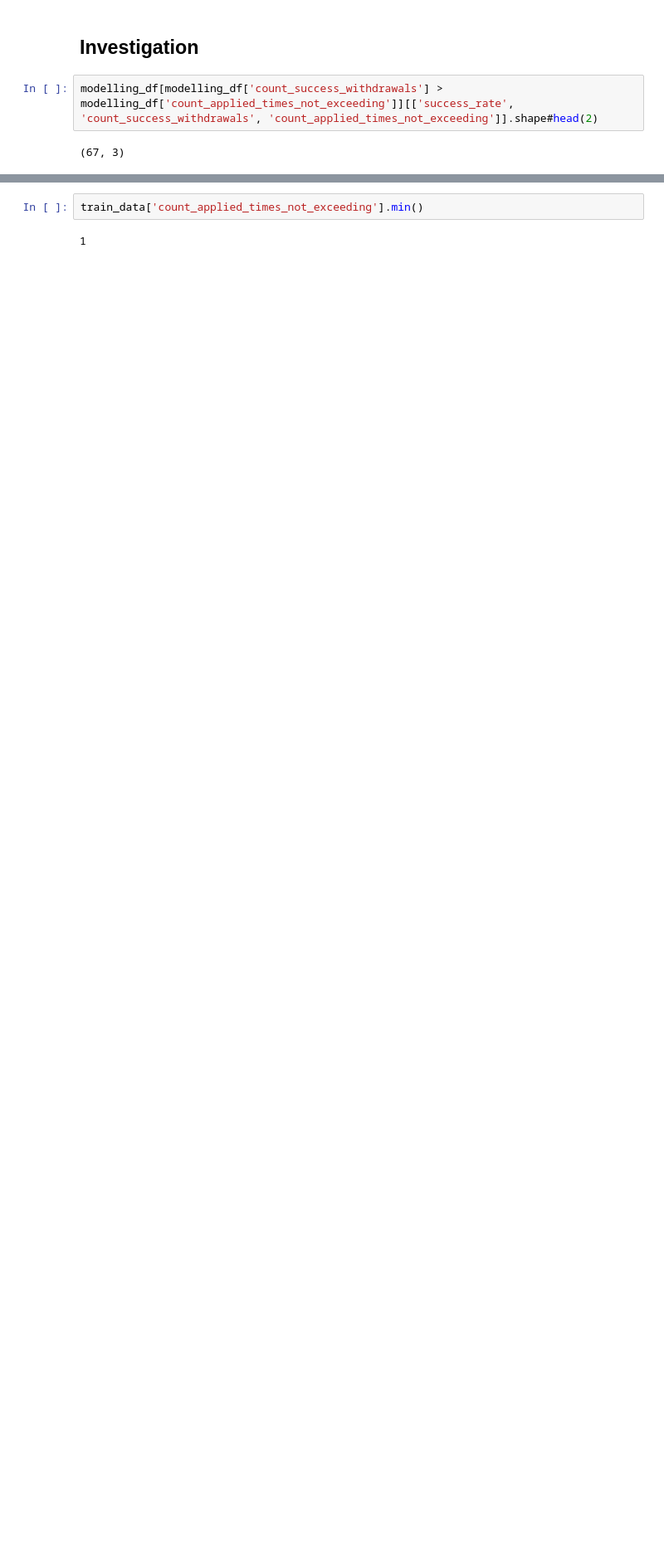
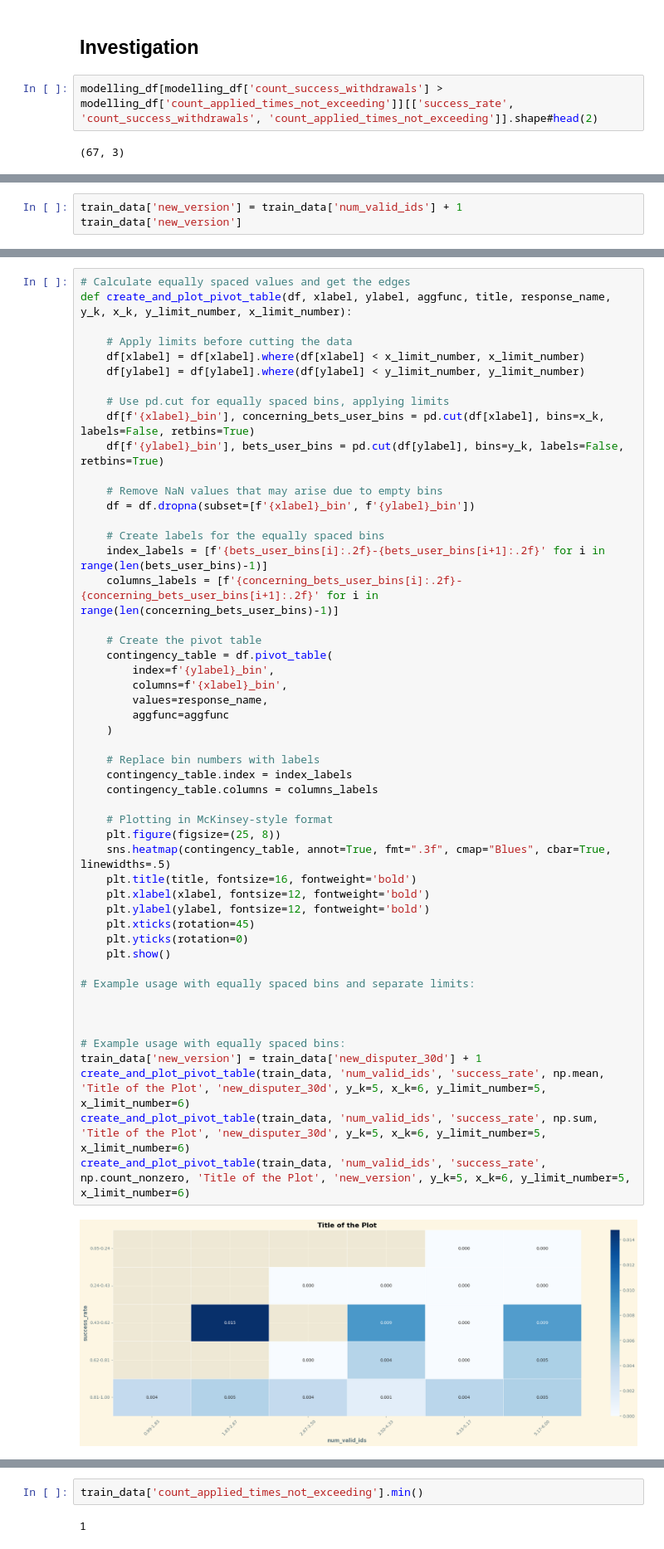
Before and after one commit to PereFuster/Colin-s-insight-rules, a Jupyter notebook: Analysis of withdrawal apply.ipynb, the cells around one changed output, grey strips where cells are left out. Shown: that part at 83% size. Drawn from its saved outputs; the diff is of its cells as text; blank space fills up the shorter version.

```diff
--- a/Analysis of withdrawal apply.ipynb
+++ b/Analysis of withdrawal apply.ipynb
@@ -862,0 +609,3 @@ plot_distributions(train_data[train_data['count_applied_times_not_exceeding'] >
+# %%
+train_data['new_version'] = train_data['num_valid_ids'] + 1
+train_data['new_version']
@@ -862,0 +629,52 @@ plot_distributions(train_data[train_data['count_applied_times_not_exceeding'] >
+# %%
+# Calculate equally spaced values and get the edges
+def create_and_plot_pivot_table(df, xlabel, ylabel, aggfunc, title, response_name, y_k, x_k, y_limit_number, x_limit_number):
+
+    # Apply limits before cutting the data
+    df[xlabel] = df[xlabel].where(df[xlabel] < x_limit_number, x_limit_number)
+    df[ylabel] = df[ylabel].where(df[ylabel] < y_limit_number, y_limit_number)
+
+    # Use pd.cut for equally spaced bins, applying limits
+    df[f'{xlabel}_bin'], concerning_bets_user_bins = pd.cut(df[xlabel], bins=x_k, labels=False, retbins=True)
+    df[f'{ylabel}_bin'], bets_user_bins = pd.cut(df[ylabel], bins=y_k, labels=False, retbins=True)
+
+    # Remove NaN values that may arise due to empty bins
+    df = df.dropna(subset=[f'{xlabel}_bin', f'{ylabel}_bin'])
+
+    # Create labels for the equally spaced bins
+    index_labels = [f'{bets_user_bins[i]:.2f}-{bets_user_bins[i+1]:.2f}' for i in range(len(bets_user_bins)-1)]
+    columns_labels = [f'{concerning_bets_user_bins[i]:.2f}-{concerning_bets_user_bins[i+1]:.2f}' for i in range(len(concerning_bets_user_bins)-1)]
+
+    # Create the pivot table
+    contingency_table = df.pivot_table(
+        index=f'{ylabel}_bin',
+        columns=f'{xlabel}_bin',
+        values=response_name,
+        aggfunc=aggfunc
+    )
+
+    # Replace bin numbers with labels
+    contingency_table.index = index_labels
+    contingency_table.columns = columns_labels
+
+    # Plotting in McKinsey-style format
+    plt.figure(figsize=(25, 8))
+    sns.heatmap(contingency_table, annot=True, fmt=".3f", cmap="Blues", cbar=True, linewidths=.5)
+    plt.title(title, fontsize=16, fontweight='bold')
+    plt.xlabel(xlabel, fontsize=12, fontweight='bold')
+    plt.ylabel(ylabel, fontsize=12, fontweight='bold')
+    plt.xticks(rotation=45)
+    plt.yticks(rotation=0)
+    plt.show()
+
+# Example usage with equally spaced bins and separate limits:
+
+
+
+# Example usage with equally spaced bins:
+train_data['new_version'] = train_data['new_disputer_30d'] + 1
+create_and_plot_pivot_table(train_data, 'num_valid_ids', 'success_rate', np.mean, 'Title of the Plot', 'new_disputer_30d', y_k=5, x_k=6, y_limit_number=5, x_limit_number=6)
+create_and_plot_pivot_table(train_data, 'num_valid_ids', 'success_rate', np.sum, 'Title of the Plot', 'new_disputer_30d', y_k=5, x_k=6, y_limit_number=5, x_limit_number=6)
+create_and_plot_pivot_table(train_data, 'num_valid_ids', 'success_rate', np.count_nonzero, 'Title of the Plot', 'new_version', y_k=5, x_k=6, y_limit_number=5, x_limit_number=6)
+# %% [output]
+[figure, added]
```
Also changed, not shown: parts of 35 cells of this notebook.
